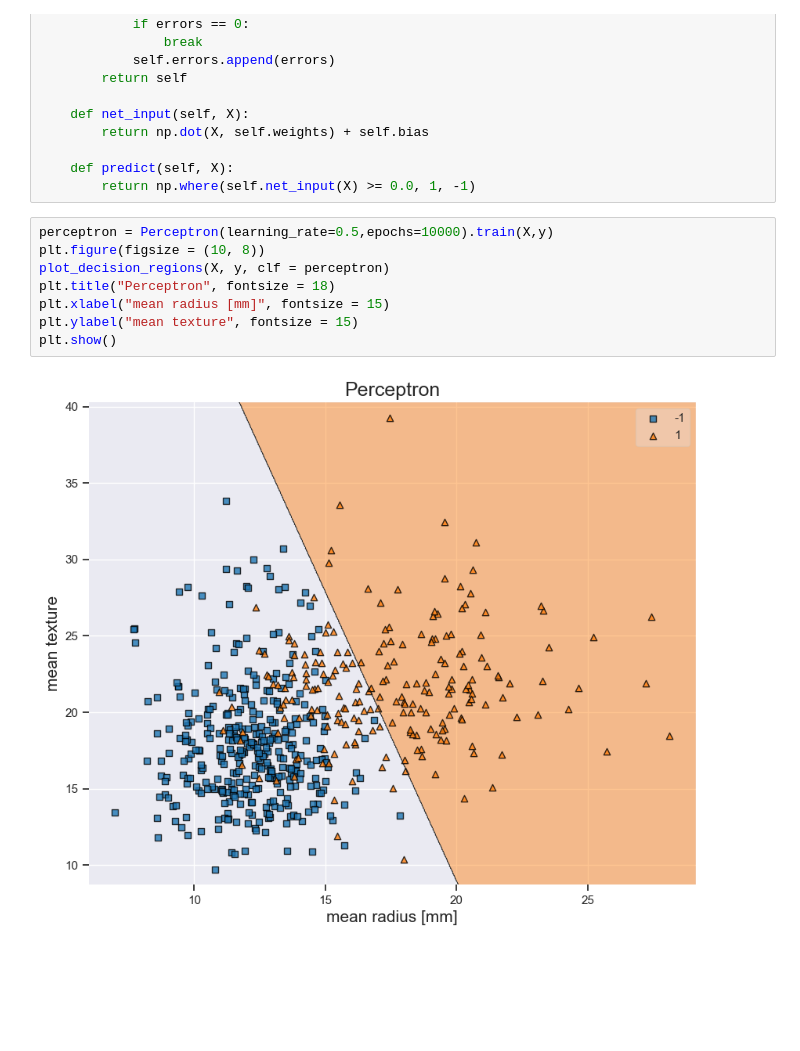
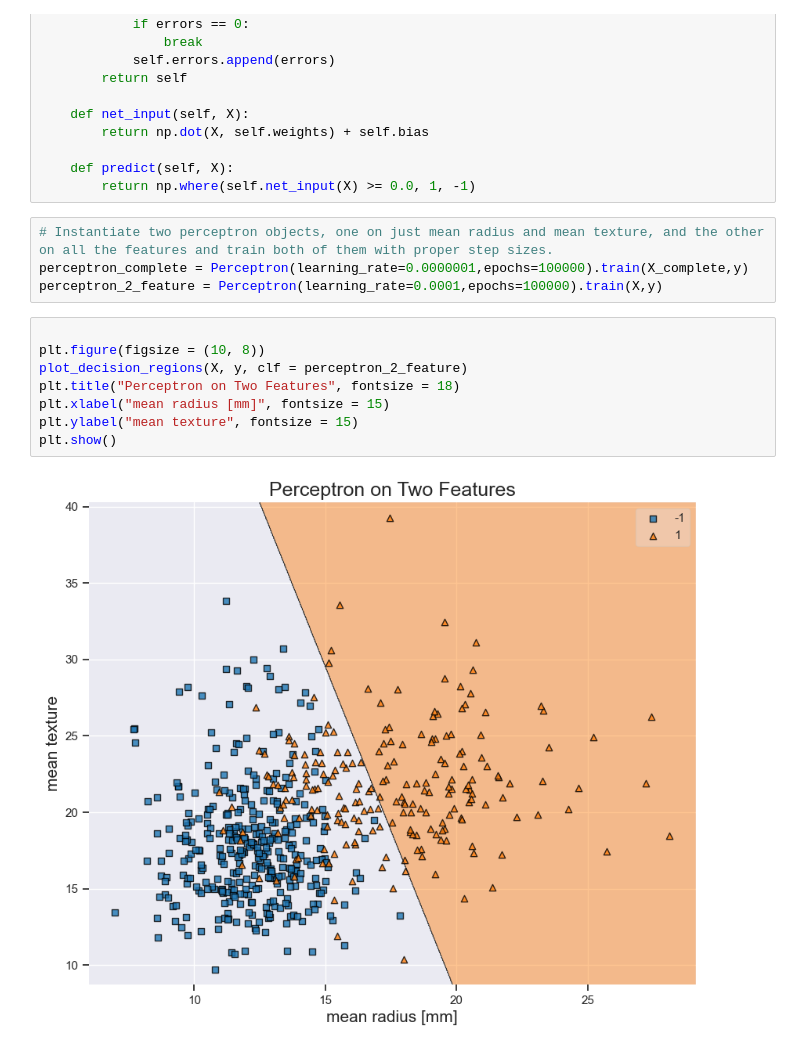
Before and after one commit to aelliott50/Elliott-CMOR-438-Spring-2025, a Jupyter notebook: Supervised Learning/Perceptron.ipynb, the cells around one changed output. Saved outputs shown, nothing was run; the diff lists cells and outputs as text; blank space fills up the shorter version.

Commit message:
perceptron 2

```diff
--- a/Supervised Learning/Perceptron.ipynb
+++ b/Supervised Learning/Perceptron.ipynb
@@ -45,13 +53,17 @@ class Perceptron:
 
     def predict(self, X):
         return np.where(self.net_input(X) >= 0.0, 1, -1)
+# %%
+# Instantiate two perceptron objects, one on just mean radius and mean texture, and the other on all the features and train both of them with proper step sizes.
+perceptron_complete = Perceptron(learning_rate=0.0000001,epochs=100000).train(X_complete,y)
+perceptron_2_feature = Perceptron(learning_rate=0.0001,epochs=100000).train(X,y)
 # %%
-perceptron = Perceptron(learning_rate=0.5,epochs=10000).train(X,y)
+
 plt.figure(figsize = (10, 8))
-plot_decision_regions(X, y, clf = perceptron)
-plt.title("Perceptron", fontsize = 18)
+plot_decision_regions(X, y, clf = perceptron_2_feature)
+plt.title("Perceptron on Two Features", fontsize = 18)
 plt.xlabel("mean radius [mm]", fontsize = 15)
 plt.ylabel("mean texture", fontsize = 15)
 plt.show()
 # %% [output]
-[figure, old version]
+[figure, new version]
```
Also changed, not shown: parts of 5 cells of this notebook, 1 other file.
